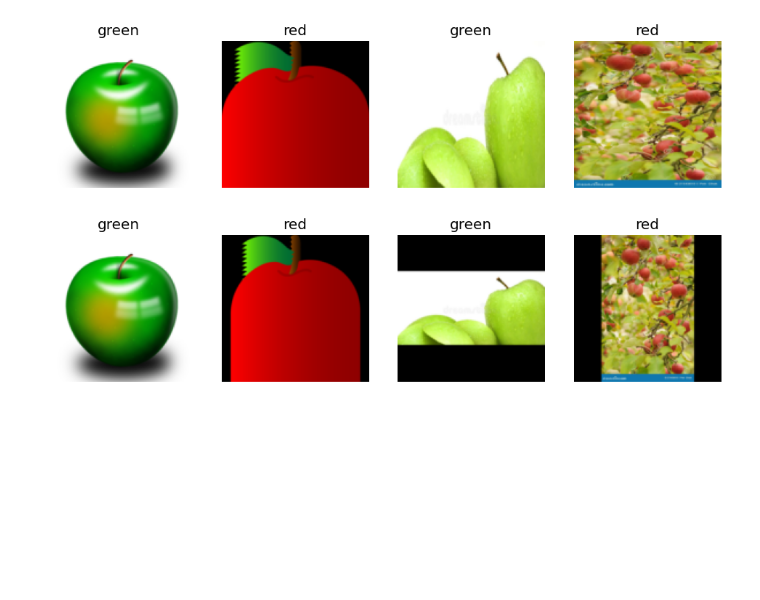
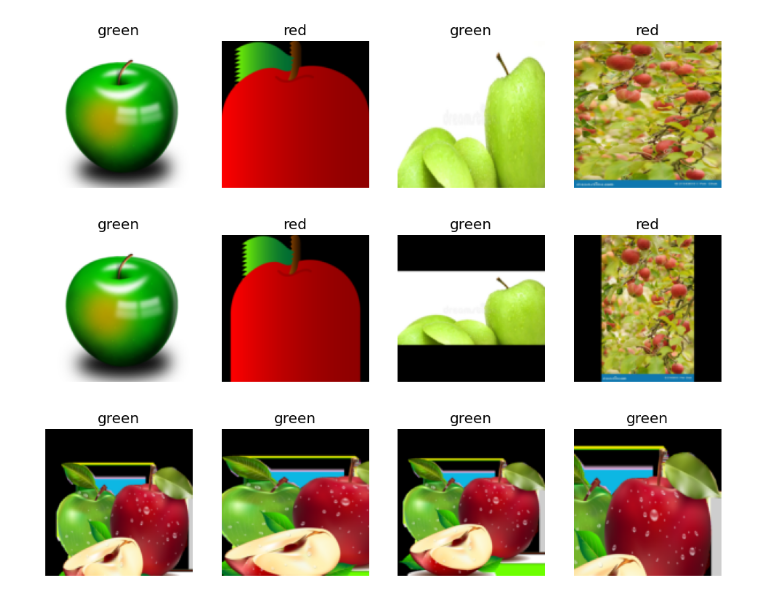
Before and after one commit to rodribro/AppleClassifier, a Jupyter notebook: apple_classifier_notebook.ipynb, the cells around one changed output. Saved outputs shown, nothing was run; the diff lists cells and outputs as text; code cells hidden in the pictures; blank space fills up the shorter version.

Commit message:
Training, cleaning dataset and retraining

```diff
--- a/apple_classifier_notebook.ipynb
+++ b/apple_classifier_notebook.ipynb
@@ -75,3 +75,10 @@ dls = apples.dataloaders(path)
 dls.valid.show_batch(max_n=4, nrows=1)
 # %% [output]
 [figure]
+# %%
+# Cropping the image at a minimum of 0.3 of the original image
+apples = apples.new(item_tfms=RandomResizedCrop(128, min_scale=0.3))
+dls = apples.dataloaders(path)
+dls.train.show_batch(max_n=4, nrows=1, unique=True) # Check for several transformation on the same image
+# %% [output]
+[figure, added]
```
Also changed, not shown: parts of 19 cells of this notebook, 37 other files.
